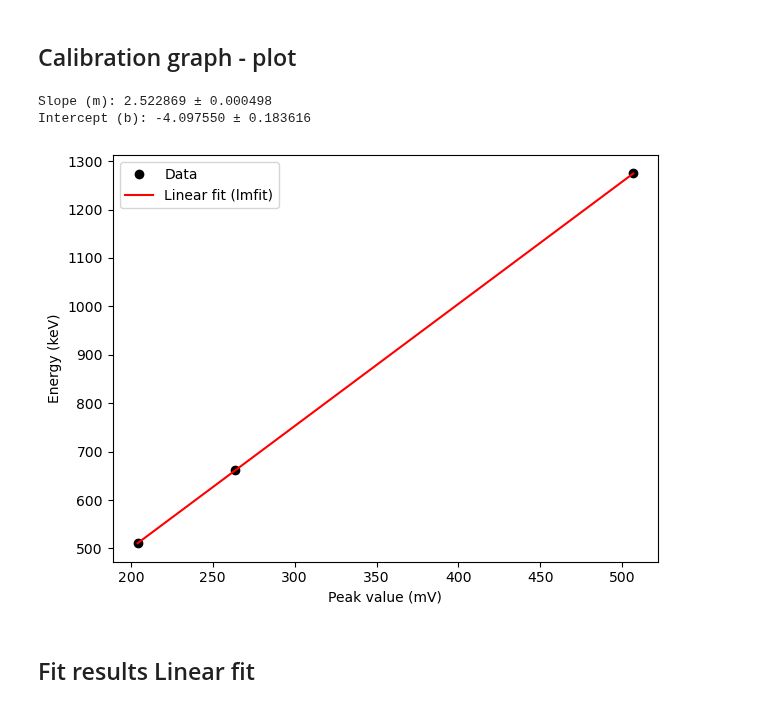
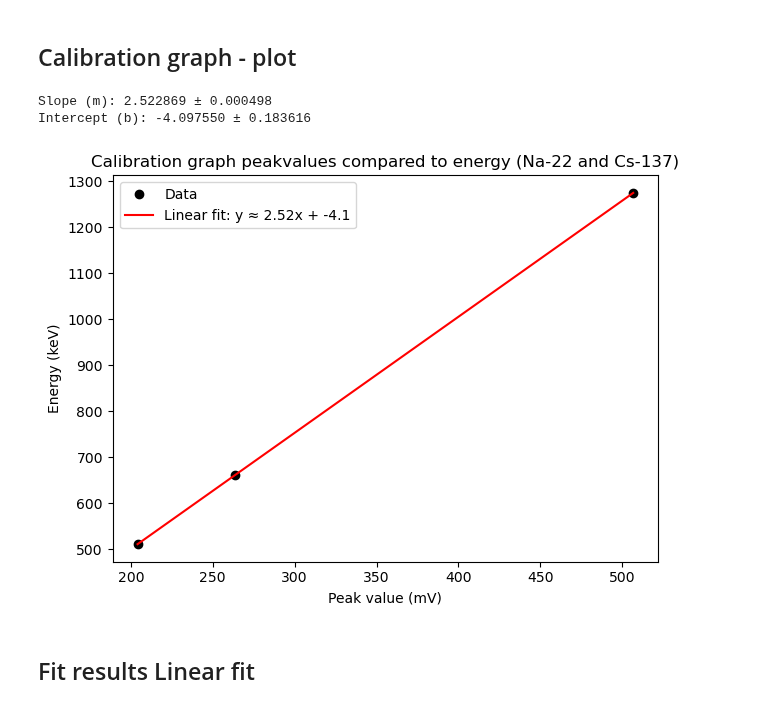
Before and after one commit to SannevWestrenen/NSP2-Particle-Physics---Charley-Sanne, a Jupyter notebook: calibration/Particle Physics - Charley & Sanne.ipynb, the cells around one changed output. Cells and saved outputs as stored; diff of their text form; code cells hidden in the pictures.

```diff
--- a/calibration/Particle Physics - Charley & Sanne.ipynb
+++ b/calibration/Particle Physics - Charley & Sanne.ipynb
@@ -275,31 +275,32 @@ Errors: [np.float64(0.26247943834914533), np.float64(0.06206928173617973), np.fl
 # %%
 # --- Use slope and intercept from lmfit result ---
 slope = fit_result.params['slope'].value
 intercept = fit_result.params['intercept'].value
 slope_err = fit_result.params['slope'].stderr
 intercept_err = fit_result.params['intercept'].stderr
 
 print(f"Slope (m): {slope:.6f} ± {slope_err:.6f}")
 print(f"Intercept (b): {intercept:.6f} ± {intercept_err:.6f}")
 
 # Generate fit line using lmfit slope/intercept
 x_fit = np.linspace(min(centers), max(centers), 500)
 y_fit = slope * x_fit + intercept
 
 # --- Plot ---
 plt.figure()
 plt.plot(centers, peak_values, 'ko', label='Data')
-plt.plot(x_fit, y_fit, 'r-', label='Linear fit (lmfit)')
+plt.plot(x_fit, y_fit, 'r-', label='Linear fit: y ≈ 2.52x + -4.1')
 plt.xlabel("Peak value (mV)")
 plt.ylabel("Energy (keV)")
+plt.title("Calibration graph peakvalues compared to energy (Na-22 and Cs-137)")
 plt.legend()
 plt.tight_layout()
 plt.savefig("Calibration_graph.png")
 plt.show()
 # %% [output]
 Slope (m): 2.522869 ± 0.000498
 Intercept (b): -4.097550 ± 0.183616
-[figure, old version]
+[figure, new version]
 # %% [markdown]
 ## Fit results Linear fit
 # %%
```
Also changed, not shown: parts of 2 cells of this notebook, 3 other files.
